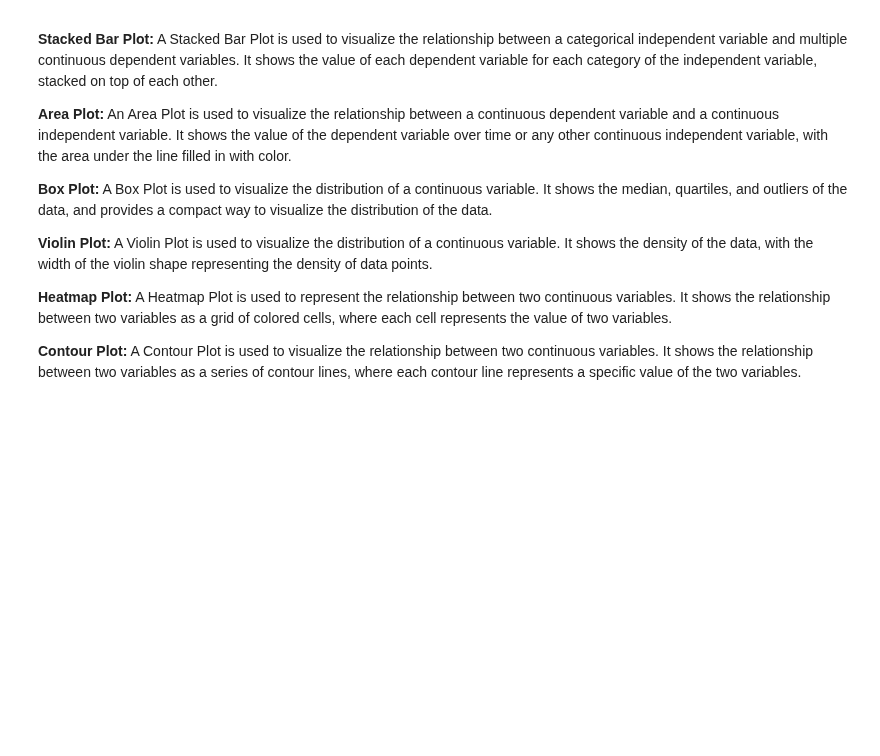
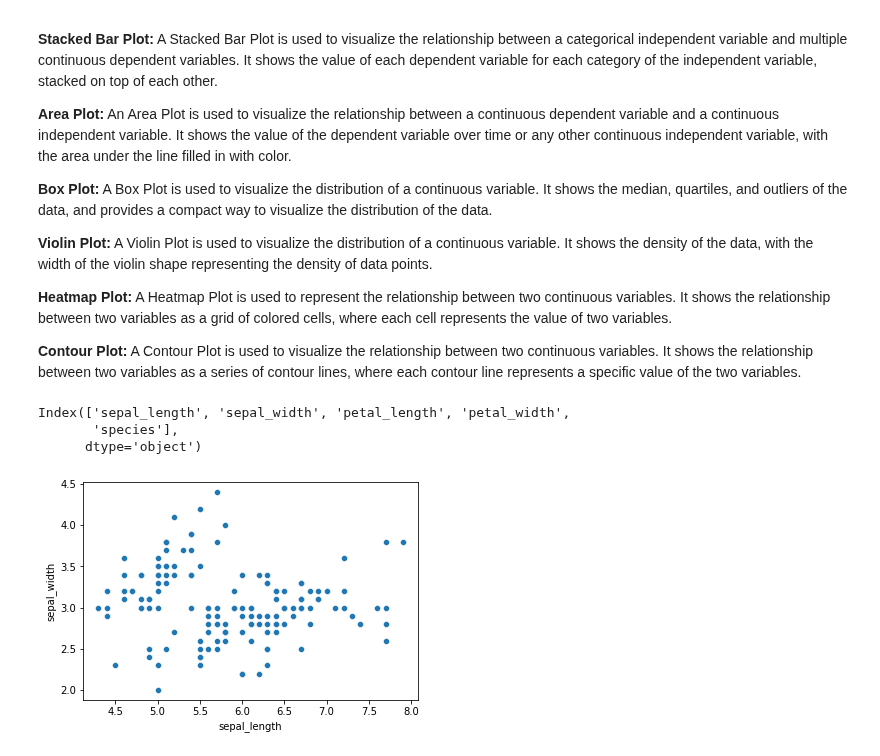
Before and after one commit to Deepsphere-AI/BCA, a Jupyter notebook: SEM-2/Data Science/Programs/Program_14_DataVisualizationGraphs.ipynb, the cells around one changed output. Cells and saved outputs as stored; diff of their text form; code cells hidden in the pictures; blank space fills up the shorter version.

```diff
--- a/SEM-2/Data Science/Programs/Program_14_DataVisualizationGraphs.ipynb
+++ b/SEM-2/Data Science/Programs/Program_14_DataVisualizationGraphs.ipynb
@@ -48,0 +51,14 @@ import matplotlib.pyplot as plt
+# %%
+#importing the file
+vAR_df = pd.read_csv('IRIS.csv')
+vAR_df.columns
+# %% [output]
+Index(['sepal_length', 'sepal_width', 'petal_length', 'petal_width',
+       'species'],
+      dtype='object')
+# %%
+#Scatter plot
+sns.scatterplot(x='sepal_length', y='sepal_width', data=vAR_df)
+plt.show()
+# %% [output]
+[figure, added]
```
Also changed, not shown: parts of 10 cells of this notebook.
